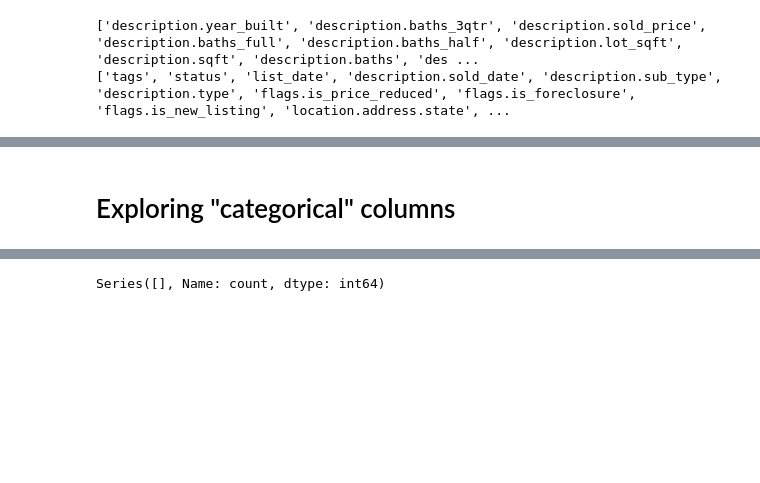
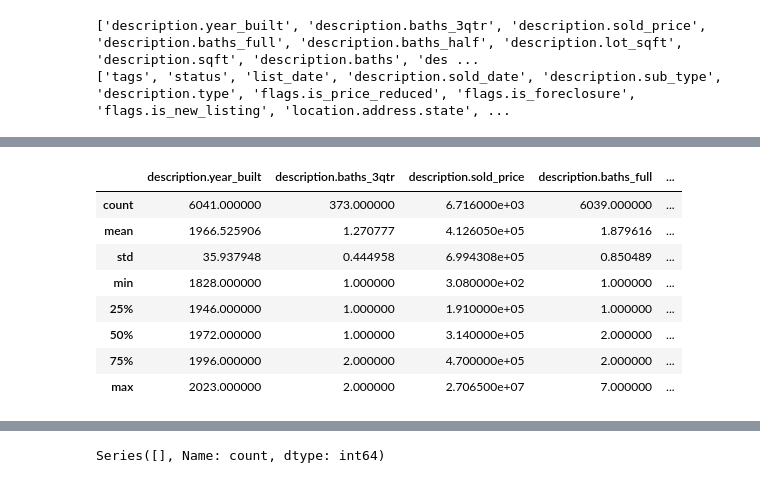
Before and after one commit to TangKenneth25/LHL-Feb19-MidtermProject, a Jupyter notebook: notebooks/1 - EDA.ipynb, the cells around one changed output, grey strips where cells are left out. Drawn from its saved outputs; the diff is of its cells as text; code cells hidden in the pictures; blank space fills up the shorter version.

```diff
--- a/notebooks/1 - EDA.ipynb
+++ b/notebooks/1 - EDA.ipynb
@@ -396,8 +233,18 @@ Data columns (total 18 columns):
  17  location.address.coordinate.lat  6537 non-null   float64
 dtypes: float64(18)
 memory usage: 996.9 KB
-# %% [markdown]
-# Exploring "categorical" columns
+# %%
+housingData[numerical_cols].describe()
+# %% [output]
+|  | description.year_built | description.baths_3qtr | description.sold_price | description.baths_full | ... |
+| count | 6041.000000 | 373.000000 | 6.716000e+03 | 6039.000000 | ... |
+| mean | 1966.525906 | 1.270777 | 4.126050e+05 | 1.879616 | ... |
+| std | 35.937948 | 0.444958 | 6.994308e+05 | 0.850489 | ... |
+| min | 1828.000000 | 1.000000 | 3.080000e+02 | 1.000000 | ... |
+| 25% | 1946.000000 | 1.000000 | 1.910000e+05 | 1.000000 | ... |
+| 50% | 1972.000000 | 1.000000 | 3.140000e+05 | 2.000000 | ... |
+| 75% | 1996.000000 | 2.000000 | 4.700000e+05 | 2.000000 | ... |
+| max | 2023.000000 | 2.000000 | 2.706500e+07 | 7.000000 | ... |
 # %%
 dropKeys = []
 # %%
```
Also changed, not shown: parts of 34 cells of this notebook, 3 other files.
